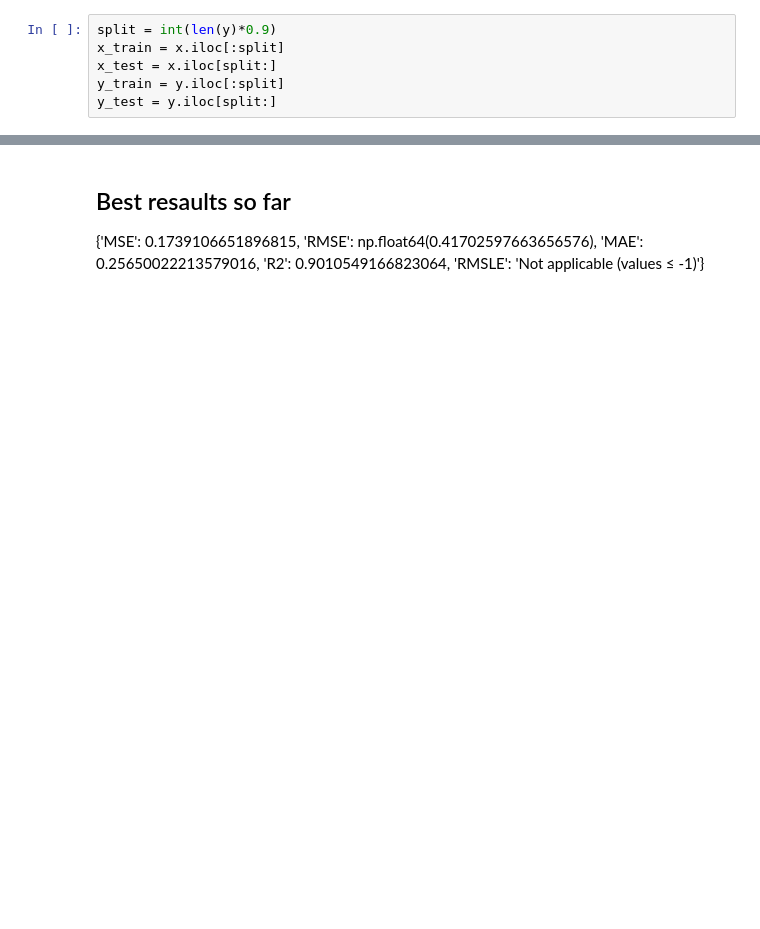
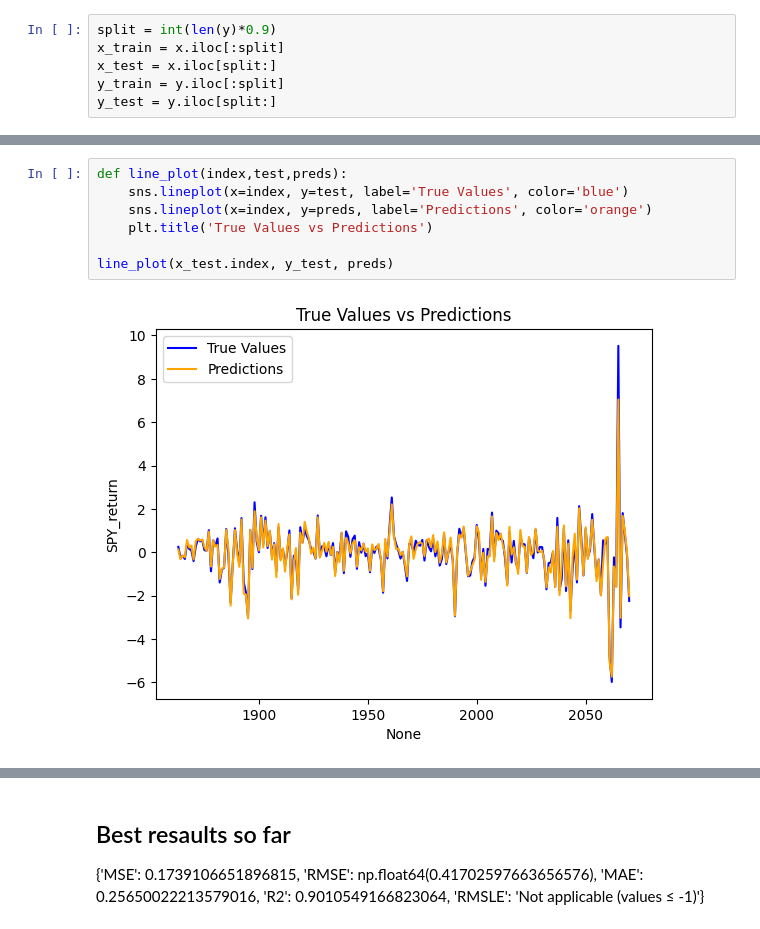
Before and after one commit to omerkobi/project-stock_Return, a Jupyter notebook: testing_area.ipynb, the cells around one changed output, grey strips where cells are left out. Drawn from its saved outputs; the diff is of its cells as text; blank space fills up the shorter version.

```diff
--- a/testing_area.ipynb
+++ b/testing_area.ipynb
@@ -570,0 +738,9 @@ Text(0, 0.5, 'Predictions')
+# %%
+def line_plot(index,test,preds):
+    sns.lineplot(x=index, y=test, label='True Values', color='blue')
+    sns.lineplot(x=index, y=preds, label='Predictions', color='orange')
+    plt.title('True Values vs Predictions')
+
+line_plot(x_test.index, y_test, preds)
+# %% [output]
+[figure, added]
```
Also changed, not shown: parts of 51 cells of this notebook, 9 other files.
